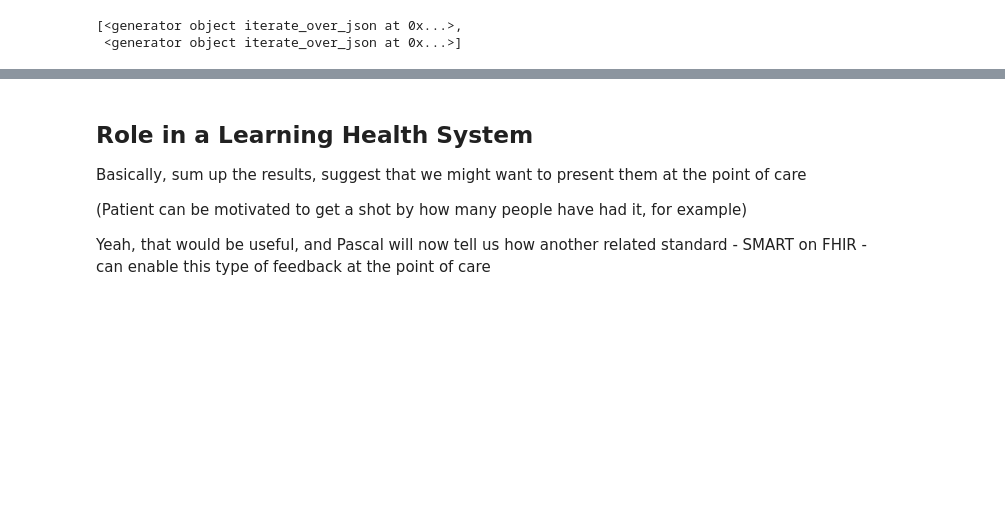
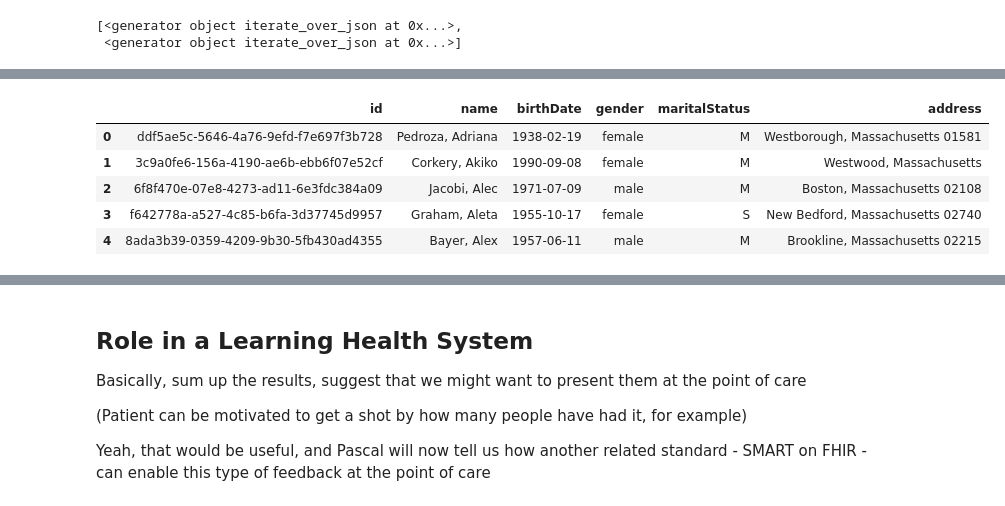
Before and after one commit to uw-fhir/fhir-analytics-tutorial, a Jupyter notebook: bulk-fhir-tutorial.ipynb, the cells around one changed output, grey strips where cells are left out. Saved outputs shown, nothing was run; the diff lists cells and outputs as text; code cells hidden in the pictures; blank space fills up the shorter version.

```diff
--- a/bulk-fhir-tutorial.ipynb
+++ b/bulk-fhir-tutorial.ipynb
@@ -205,12 +203,41 @@ vaccinations.head()
 # %%
 # TODO: merge the data, and then aggreagate to get count of immunizations that were performed for each patient.
 
 # Finally, create a plot bar chart of patient flu immunizations by age, or % of patients above a given age who were vaccinated this year
 
 # Then, We can connect it to the next section - SoF - by showing
 
 def clean_vaccination(row):
-    print(row['date'])
+    # Re-order Rows
+    outrow = row[['id', 'date', 'patient', 'status', 'vaccineCode']]
+    # Extract nested patient id
+    outrow['patient'] = outrow['patient']['reference'].split('/')[1]
+    #print(row['patient'])
+    # Extract nested code value
+    outrow['vaccineCode'] = int(outrow['vaccineCode']['coding'][0]['code'])
+    return(outrow)
+
+def clean_patient(row):
+    # Select only a couple columns for simplicity and reorder them
+    outrow = row[['id', 'name', 'birthDate', 'gender', 'maritalStatus']]
+    address = row['address'][0]
+    name = row['name'][0]
+
+    outrow['name'] = f"{name['family']}, {name['given'][0]}"
+
+    outrow['address'] = f"{address['city']}, {address['state']} {address['postalCode'] if ('postalCode' in address) else '' }"
+    outrow['maritalStatus'] = outrow['maritalStatus']['text'] if not pd.isna(outrow['maritalStatus']) else ""
+    return(outrow)
 
 
-# vaccinations.apply(lambda x: print(x['date']), axis=1)
+clean_vaccinations = vaccinations[1:1000].apply(clean_vaccination, result_type='expand', axis=1)
+clean_patients = patients.apply(clean_patient, result_type='expand', axis = 1)
+
+clean_patients.head()
+# %% [output]
+|  | id | name | birthDate | gender | maritalStatus | address |
+| 0 | ddf5ae5c-5646-4a76-9efd-f7e697f3b728 | Pedroza, Adriana | 1938-02-19 | female | M | Westborough, Massachusetts 01581 |
+| 1 | 3c9a0fe6-156a-4190-ae6b-ebb6f07e52cf | Corkery, Akiko | 1990-09-08 | female | M | Westwood, Massachusetts |
+| 2 | 6f8f470e-07e8-4273-ad11-6e3fdc384a09 | Jacobi, Alec | 1971-07-09 | male | M | Boston, Massachusetts 02108 |
+| 3 | f642778a-a527-4c85-b6fa-3d37745d9957 | Graham, Aleta | 1955-10-17 | female | S | New Bedford, Massachusetts 02740 |
+| 4 | 8ada3b39-0359-4209-9b30-5fb430ad4355 | Bayer, Alex | 1957-06-11 | male | M | Brookline, Massachusetts 02215 |
```
Also changed, not shown: parts of 4 cells of this notebook.
